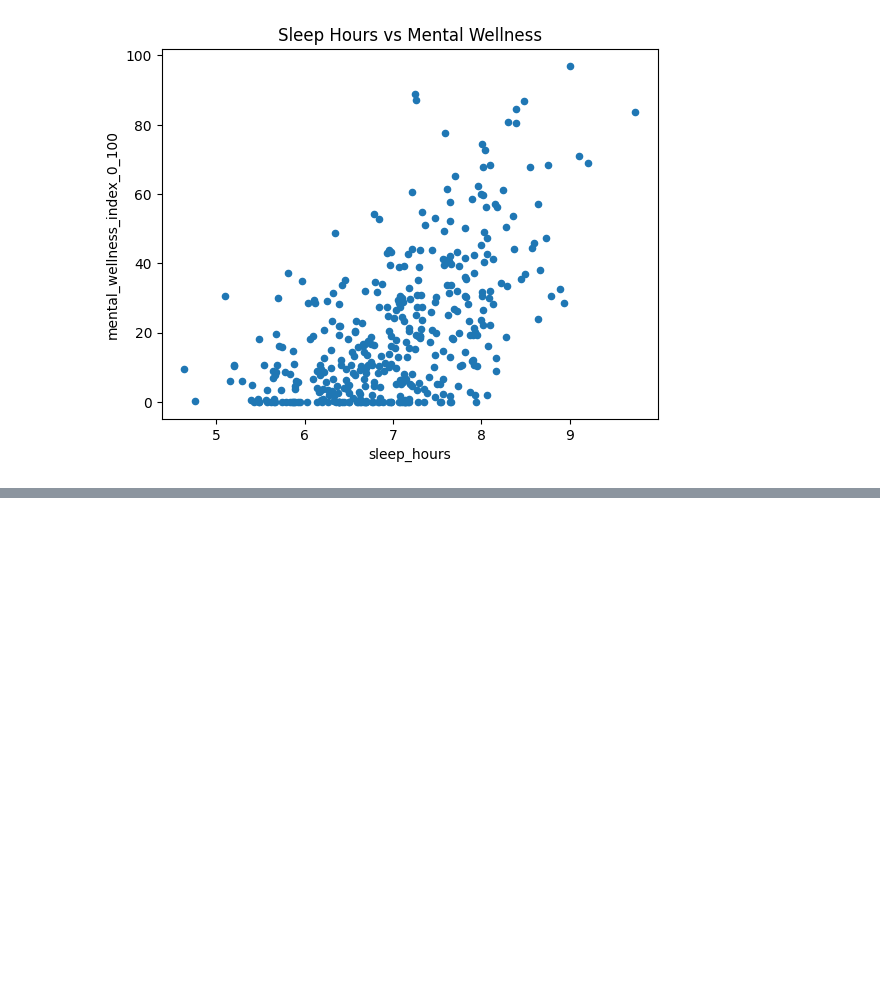
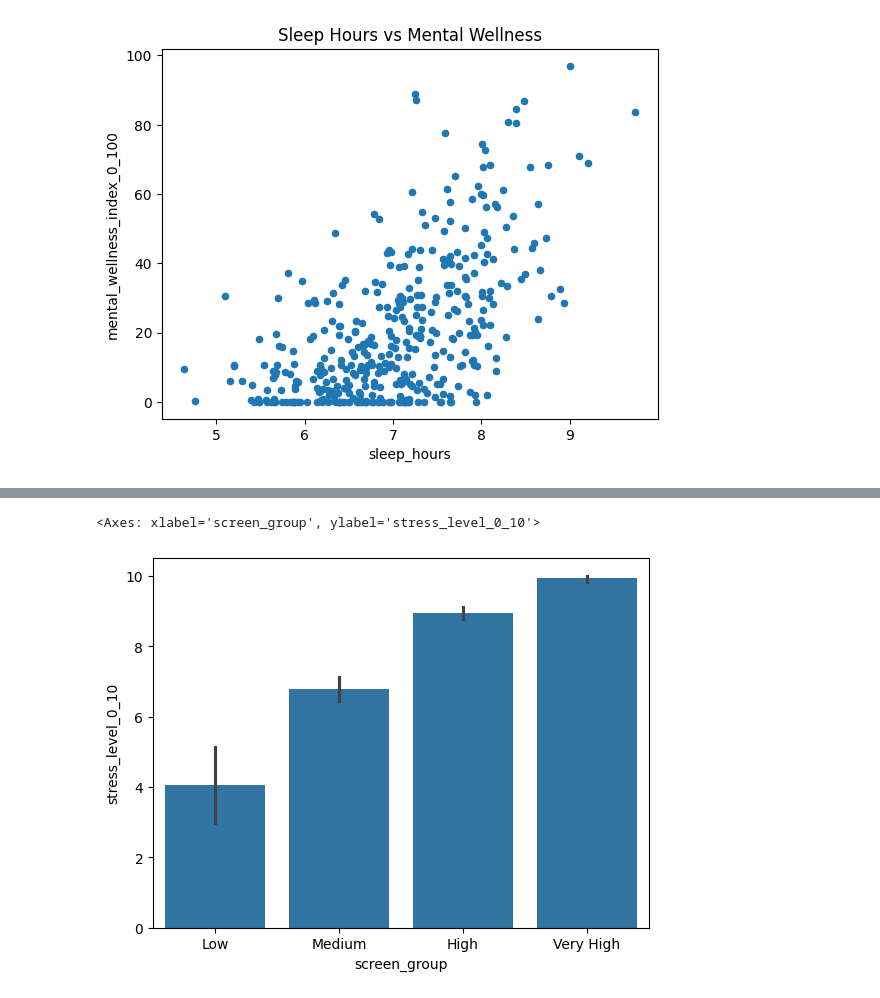
Before and after one commit to sharmakarishma1210-cmyk/screentime-vs-mentalwellness, a Jupyter notebook: kaggle.ipynb, the cells around one changed output, grey strips where cells are left out. Saved outputs shown, nothing was run; the diff lists cells and outputs as text; code cells hidden in the pictures; blank space fills up the shorter version.

```diff
--- a/kaggle.ipynb
+++ b/kaggle.ipynb
@@ -105,0 +80,11 @@ plt.show()
+# %%
+df["screen_group"] = pd.cut(
+    df["screen_time_hours"],
+    bins=[0,5,8,12,20],
+    labels=["Low","Medium","High","Very High"]
+)
+# %%
+sns.barplot(x="screen_group", y="stress_level_0_10", data=df)
+# %% [output]
+<Axes: xlabel='screen_group', ylabel='stress_level_0_10'>
+[figure, added]
```
Also changed, not shown: parts of 27 cells of this notebook.
